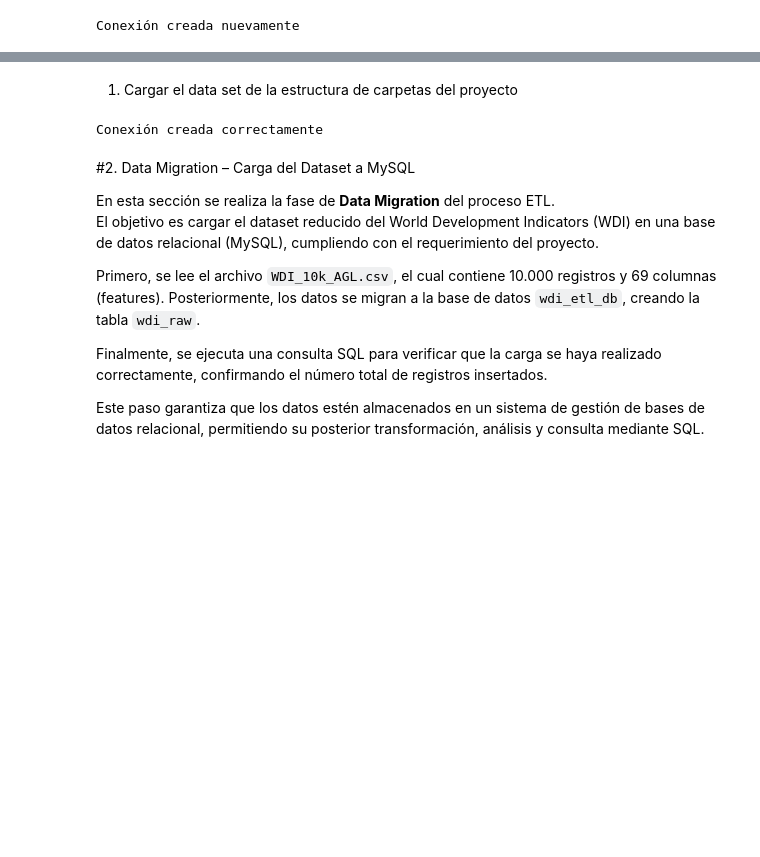
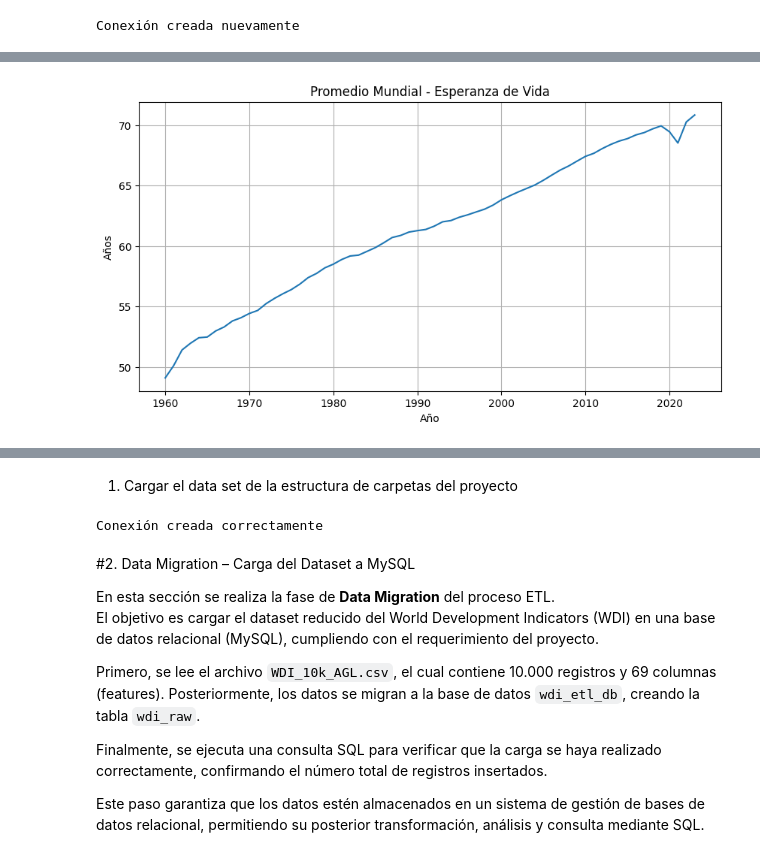
Before and after one commit to aglsystems-ragl/PROYECTO_WDI_ETL, a Jupyter notebook: notebooks/ETL_WDI.ipynb, the cells around one changed output, grey strips where cells are left out. Cells and saved outputs as stored; diff of their text form; code cells hidden in the pictures; blank space fills up the shorter version.

```diff
--- a/notebooks/ETL_WDI.ipynb
+++ b/notebooks/ETL_WDI.ipynb
@@ -381,0 +489,16 @@ Resultado: [('fact_wdi',)]
+# %%
+indicador = "Life expectancy at birth, total (years)"
+
+df_trend = pd.read_sql(f"""
+SELECT
+  d.Year,
+  AVG(f.Value) AS avg_value
+FROM fact_wdi f
+JOIN dim_date d ON f.date_key = d.date_key
+JOIN dim_indicator i ON f.indicator_key = i.indicator_key
+WHERE i.indicator_name = "{indicador}"
+GROUP BY d.Year
+ORDER BY d.Year;
+""", engine)
+
+df_trend.head()
@@ -381,0 +537,12 @@ Resultado: [('fact_wdi',)]
+# %%
+import matplotlib.pyplot as plt
+
+plt.figure(figsize=(10,5))
+plt.plot(df_trend["Year"], df_trend["avg_value"])
+plt.title("Promedio Mundial - Esperanza de Vida")
+plt.xlabel("Año")
+plt.ylabel("Años")
+plt.grid(True)
+plt.show()
+# %% [output]
+[figure, added]
```
Also changed, not shown: parts of 31 cells of this notebook, 2 other files.
